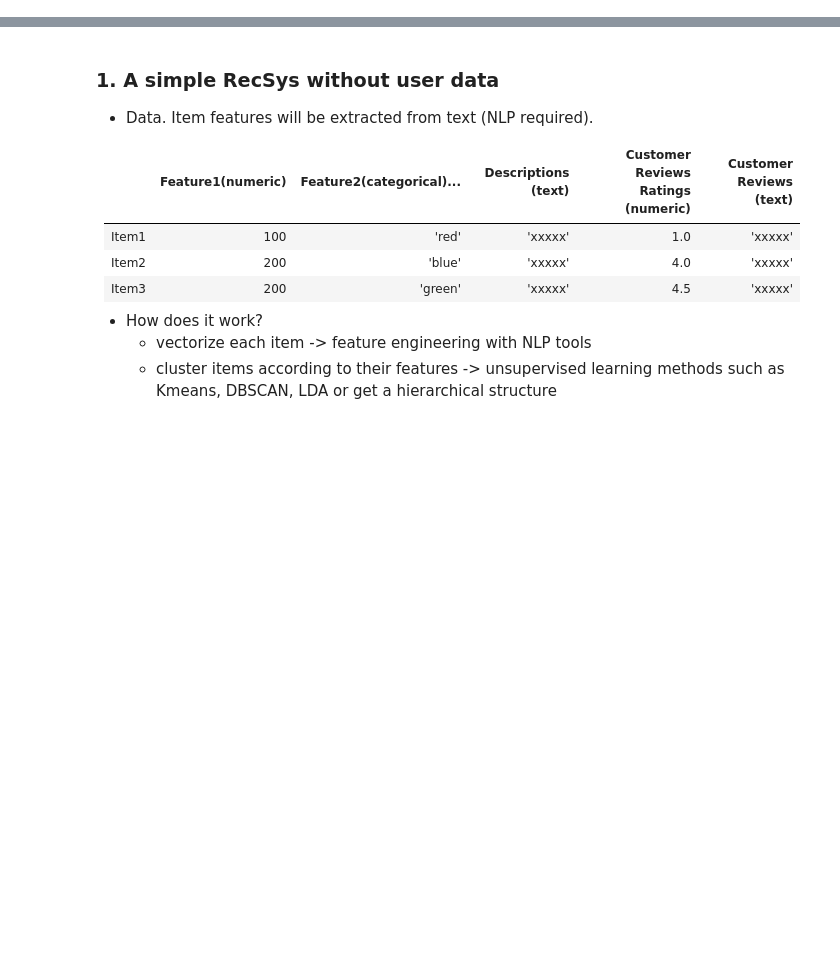
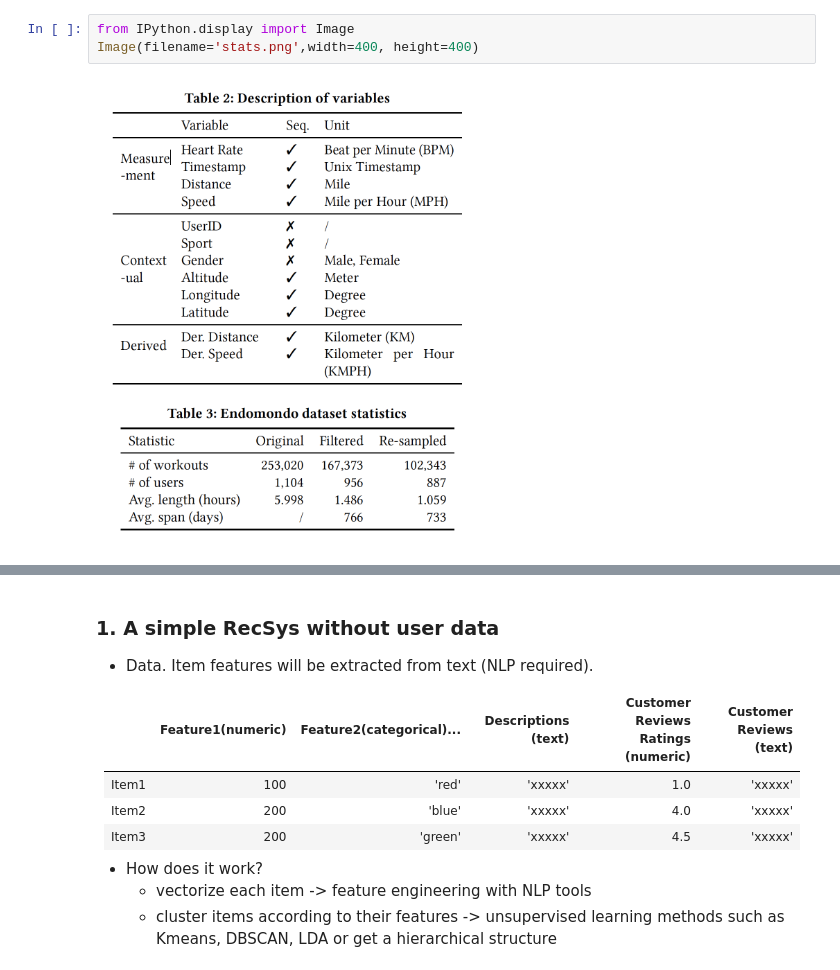
Before and after one commit to wangjing0/RS, a Jupyter notebook: NOTES.ipynb, the cells around one changed output, grey strips where cells are left out. Drawn from its saved outputs; the diff is of its cells as text; blank space fills up the shorter version.

```diff
--- a/NOTES.ipynb
+++ b/NOTES.ipynb
@@ -0,0 +9,5 @@
+# %%
+from IPython.display import Image
+Image(filename='stats.png',width=400, height=400)
+# %% [output]
+[figure, added]
```
Also changed, not shown: parts of 2 cells of this notebook, 1 other file.
